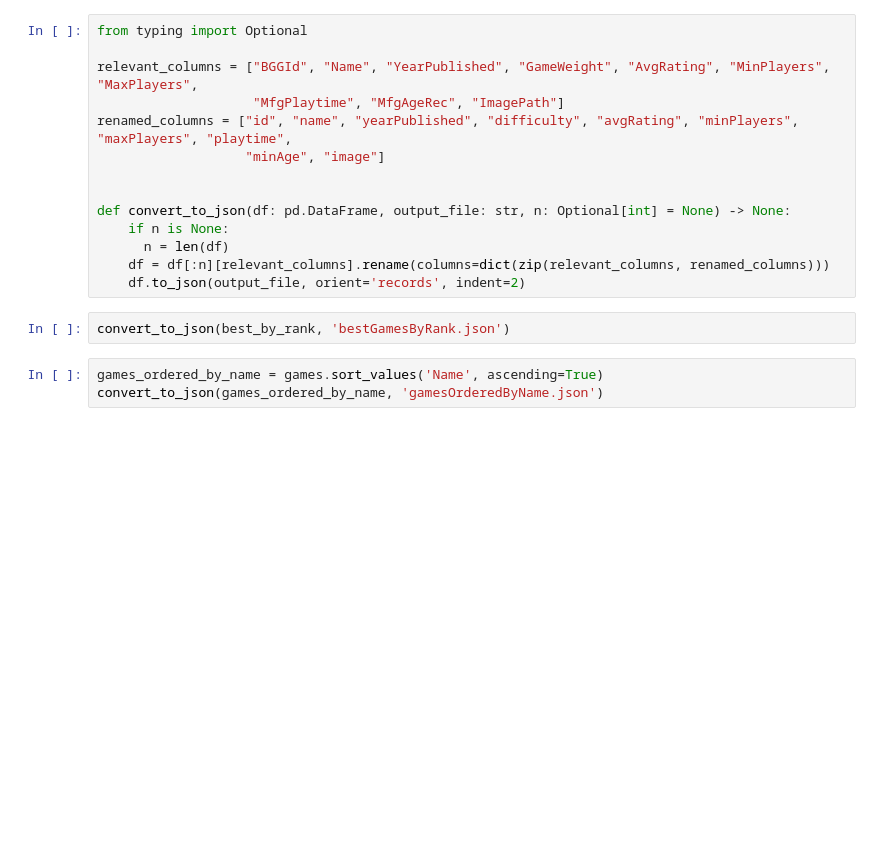
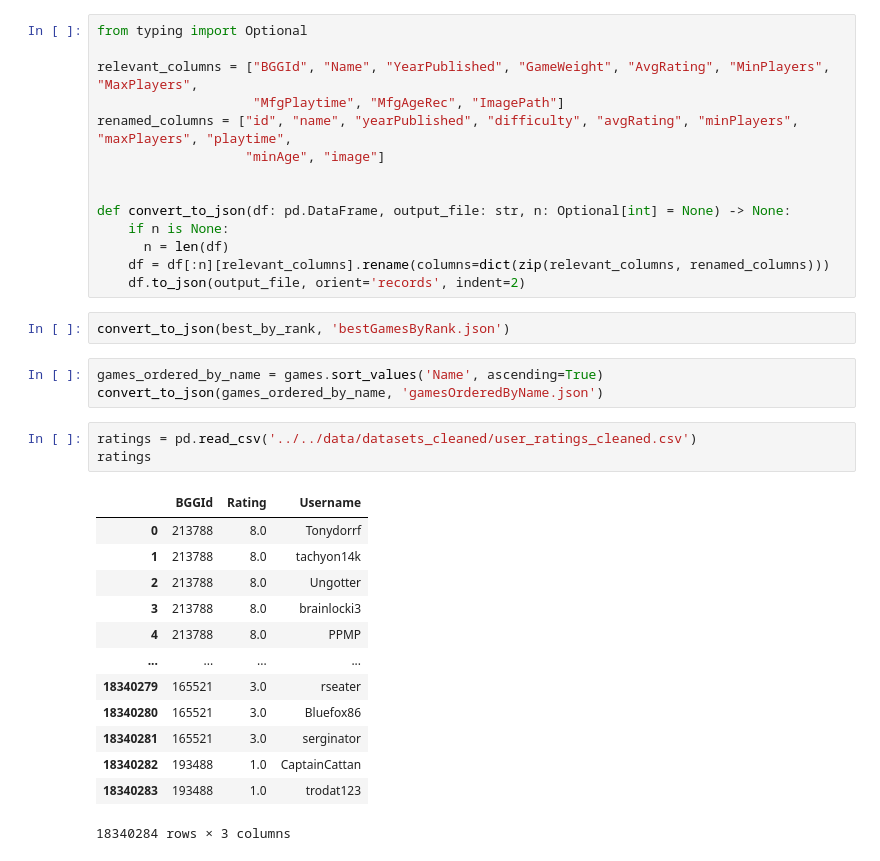
Before and after one commit to petr7555/pv254-board-games-recommender, a Jupyter notebook: server/playground/petr_janik/baselines.ipynb, the cells around one changed output. Drawn from its saved outputs; the diff is of its cells as text; blank space fills up the shorter version.

```diff
--- a/server/playground/petr_janik/baselines.ipynb
+++ b/server/playground/petr_janik/baselines.ipynb
@@ -84,3 +84,20 @@ convert_to_json(best_by_rank, 'bestGamesByRank.json')
 # %%
 games_ordered_by_name = games.sort_values('Name', ascending=True)
 convert_to_json(games_ordered_by_name, 'gamesOrderedByName.json')
+# %%
+ratings = pd.read_csv('../../data/datasets_cleaned/user_ratings_cleaned.csv')
+ratings
+# %% [output]
+|  | BGGId | Rating | Username |
+| 0 | 213788 | 8.0 | Tonydorrf |
+| 1 | 213788 | 8.0 | tachyon14k |
+| 2 | 213788 | 8.0 | Ungotter |
+| 3 | 213788 | 8.0 | brainlocki3 |
+| 4 | 213788 | 8.0 | PPMP |
+| ... | ... | ... | ... |
+| 18340279 | 165521 | 3.0 | rseater |
+| 18340280 | 165521 | 3.0 | Bluefox86 |
+| 18340281 | 165521 | 3.0 | serginator |
+| 18340282 | 193488 | 1.0 | CaptainCattan |
+| 18340283 | 193488 | 1.0 | trodat123 |
+18340284 rows × 3 columns
```
Also changed, not shown: parts of 3 cells of this notebook, 21 other files.
